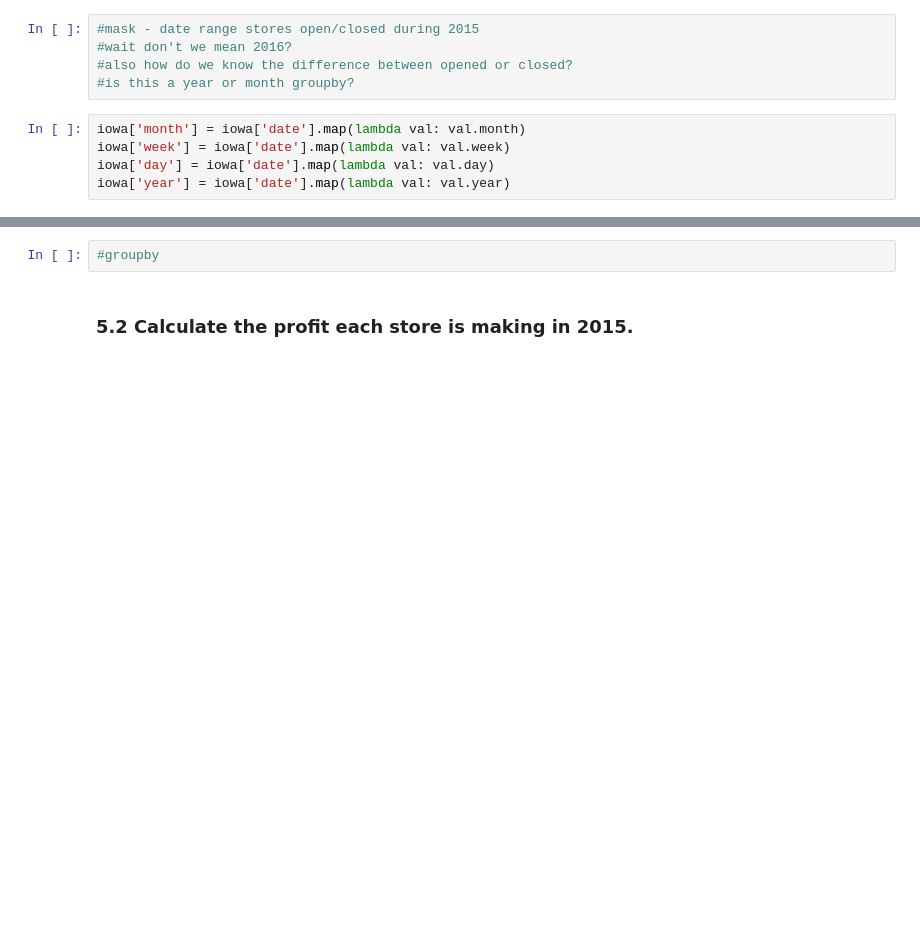
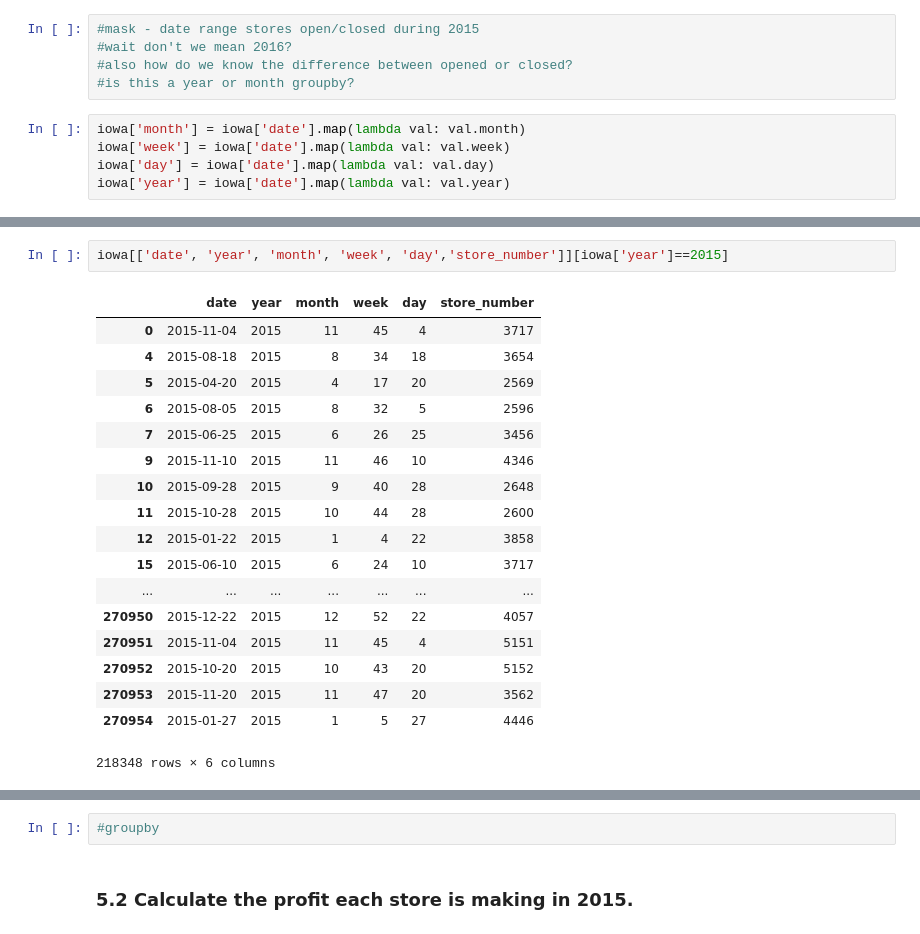
Before and after one commit to vnessified/DSI-SF-2-vnessified, a Jupyter notebook: projects/project-03/starter-code/project-3-starter.ipynb, the cells around one changed output, grey strips where cells are left out. Drawn from its saved outputs; the diff is of its cells as text; blank space fills up the shorter version.

```diff
--- a/projects/project-03/starter-code/project-3-starter.ipynb
+++ b/projects/project-03/starter-code/project-3-starter.ipynb
@@ -338,0 +330,21 @@ iowa.head()
+# %%
+iowa[['date', 'year', 'month', 'week', 'day','store_number']][iowa['year']==2015]
+# %% [output]
+|  | date | year | month | week | day | store_number |
+| 0 | 2015-11-04 | 2015 | 11 | 45 | 4 | 3717 |
+| 4 | 2015-08-18 | 2015 | 8 | 34 | 18 | 3654 |
+| 5 | 2015-04-20 | 2015 | 4 | 17 | 20 | 2569 |
+| 6 | 2015-08-05 | 2015 | 8 | 32 | 5 | 2596 |
+| 7 | 2015-06-25 | 2015 | 6 | 26 | 25 | 3456 |
+| 9 | 2015-11-10 | 2015 | 11 | 46 | 10 | 4346 |
+| 10 | 2015-09-28 | 2015 | 9 | 40 | 28 | 2648 |
+| 11 | 2015-10-28 | 2015 | 10 | 44 | 28 | 2600 |
+| 12 | 2015-01-22 | 2015 | 1 | 4 | 22 | 3858 |
+| 15 | 2015-06-10 | 2015 | 6 | 24 | 10 | 3717 |
+| ... | ... | ... | ... | ... | ... | ... |
+| 270950 | 2015-12-22 | 2015 | 12 | 52 | 22 | 4057 |
+| 270951 | 2015-11-04 | 2015 | 11 | 45 | 4 | 5151 |
+| 270952 | 2015-10-20 | 2015 | 10 | 43 | 20 | 5152 |
+| 270953 | 2015-11-20 | 2015 | 11 | 47 | 20 | 3562 |
+| 270954 | 2015-01-27 | 2015 | 1 | 5 | 27 | 4446 |
+218348 rows × 6 columns
```
Also changed, not shown: parts of 2 cells of this notebook.
